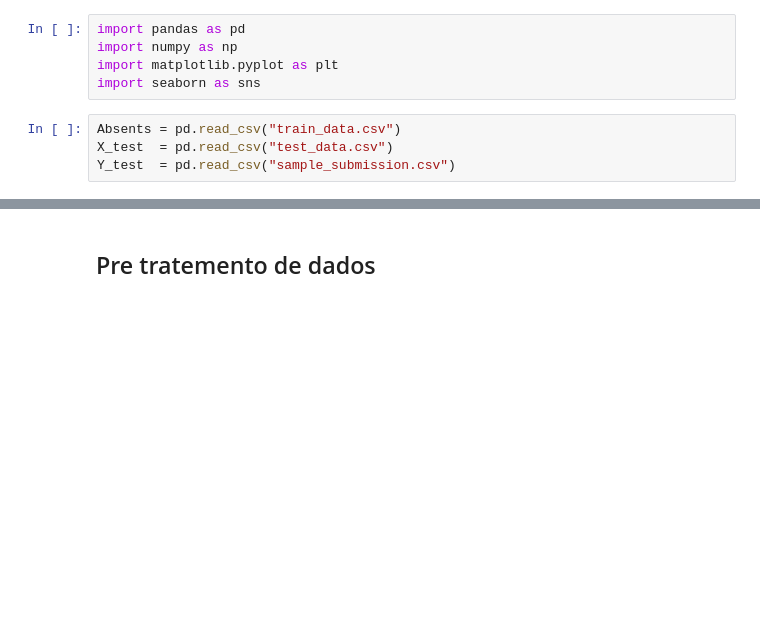
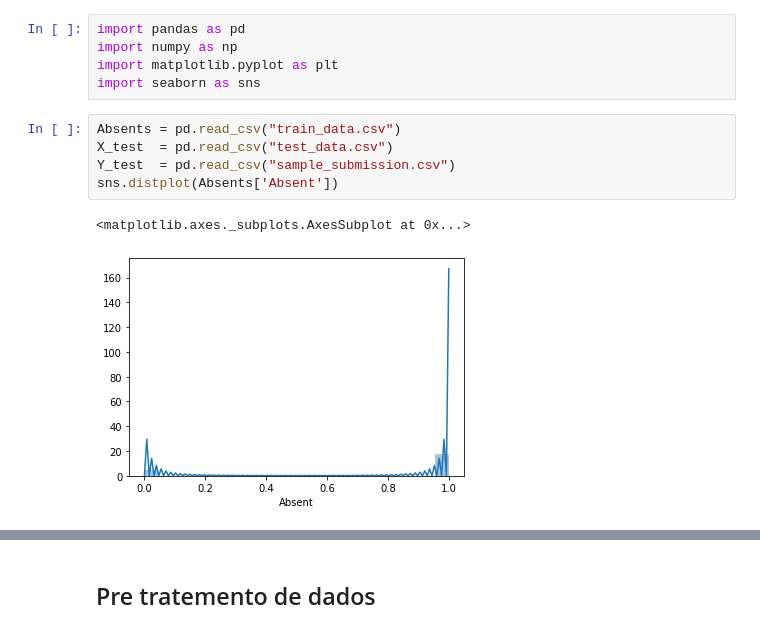
Before and after one commit to Rafaela897/SI19-20, a Jupyter notebook: AEC/trabalho2/Trabalho2.ipynb, the cells around one changed output, grey strips where cells are left out. Drawn from its saved outputs; the diff is of its cells as text; blank space fills up the shorter version.

```diff
--- a/AEC/trabalho2/Trabalho2.ipynb
+++ b/AEC/trabalho2/Trabalho2.ipynb
@@ -6,4 +6,8 @@ import seaborn as sns
 # %%
 Absents = pd.read_csv("train_data.csv")
 X_test  = pd.read_csv("test_data.csv")
 Y_test  = pd.read_csv("sample_submission.csv")
+sns.distplot(Absents['Absent'])
+# %% [output]
+<matplotlib.axes._subplots.AxesSubplot at 0x...>
+[figure, added]
```
Also changed, not shown: parts of 58 cells of this notebook, 1 other file.
